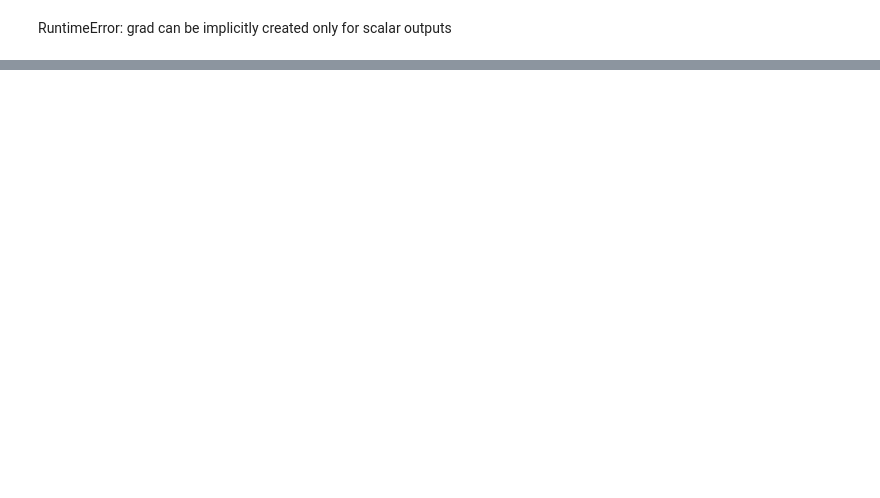
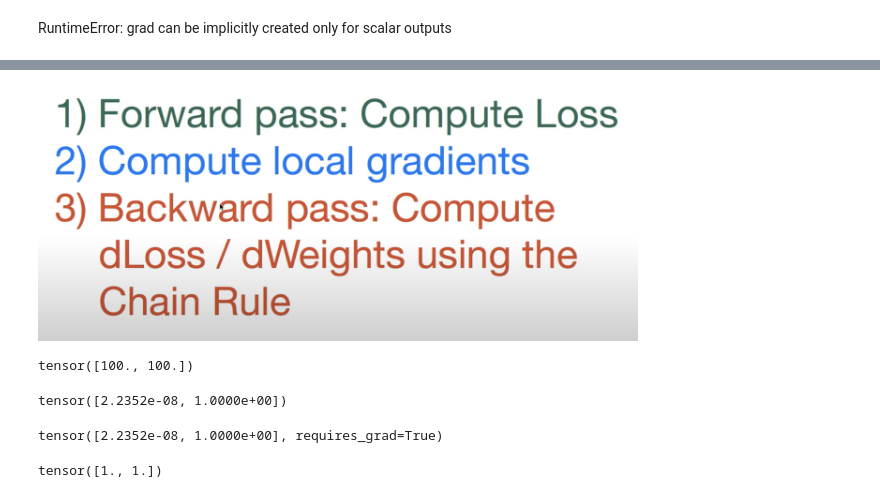
Before and after one commit to skyloevil/llm-scratch-pytorch, a Jupyter notebook: computation_gragh/computation_graph.ipynb, the cells around one changed output, grey strips where cells are left out. Saved outputs shown, nothing was run; the diff lists cells and outputs as text; code cells hidden in the pictures; blank space fills up the shorter version.

Commit message:
torch_variables_grad_inplace_operation
Signed-off-by: ZiTian.Zhao <skyloevil@gmail.com>

```diff
--- a/computation_gragh/computation_graph.ipynb
+++ b/computation_gragh/computation_graph.ipynb
@@ -165,0 +189,4 @@ tensor(88.3974, grad_fn=<SumBackward0>)
+# %%
+Image('./imgs/forward_backward.PNG', width=600, height=450)
+# %% [output]
+[figure, added]
@@ -165,0 +202,17 @@ tensor(88.3974, grad_fn=<SumBackward0>)
+# %%
+x.grad
+# %% [output]
+tensor([100., 100.])
+# %%
+# (1-0.01*100,2-0.01*100) = (0,1)
+x.data
+# %% [output]
+tensor([2.2352e-08, 1.0000e+00])
+# %%
+x
+# %% [output]
+tensor([2.2352e-08, 1.0000e+00], requires_grad=True)
+# %%
+0.01 * x.grad
+# %% [output]
+tensor([1., 1.])
```
Also changed, not shown: parts of 42 cells of this notebook.
